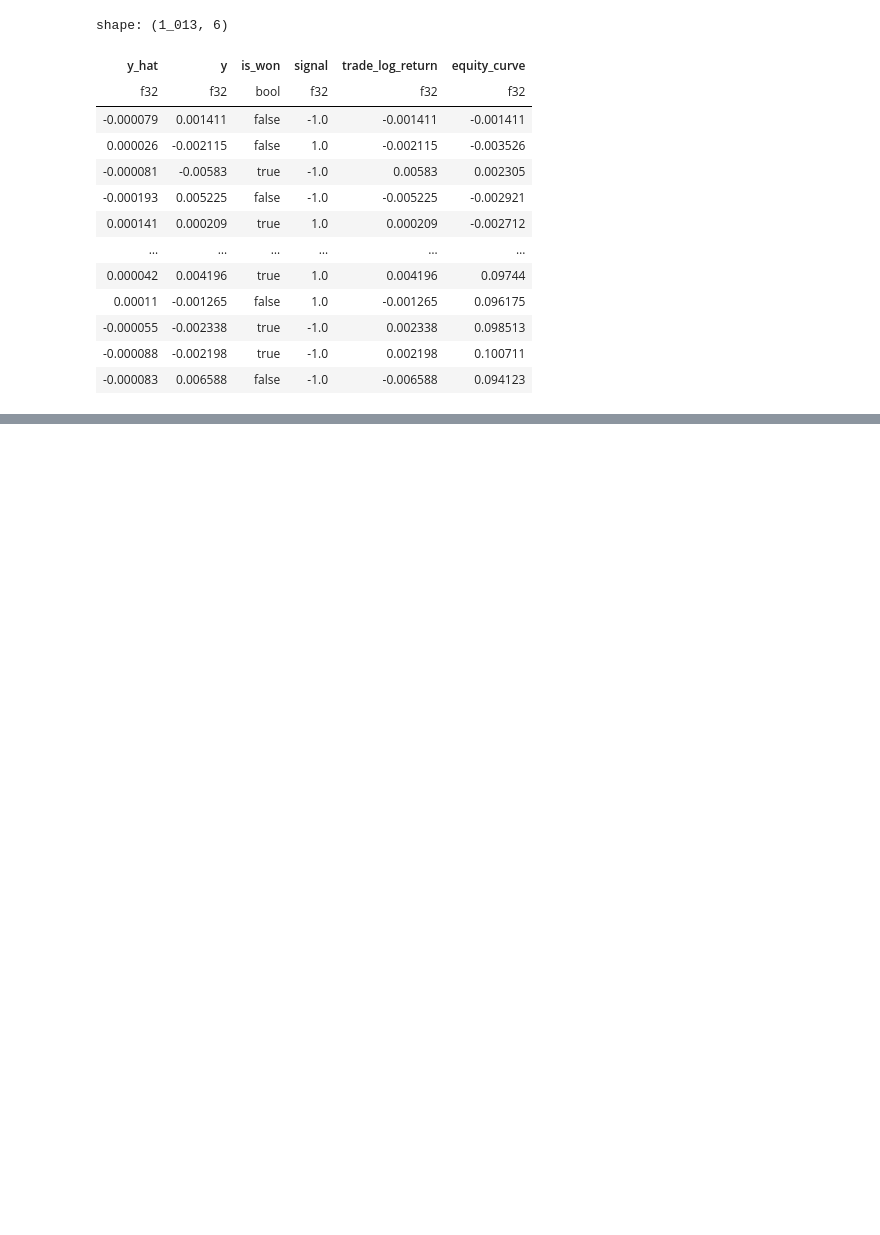
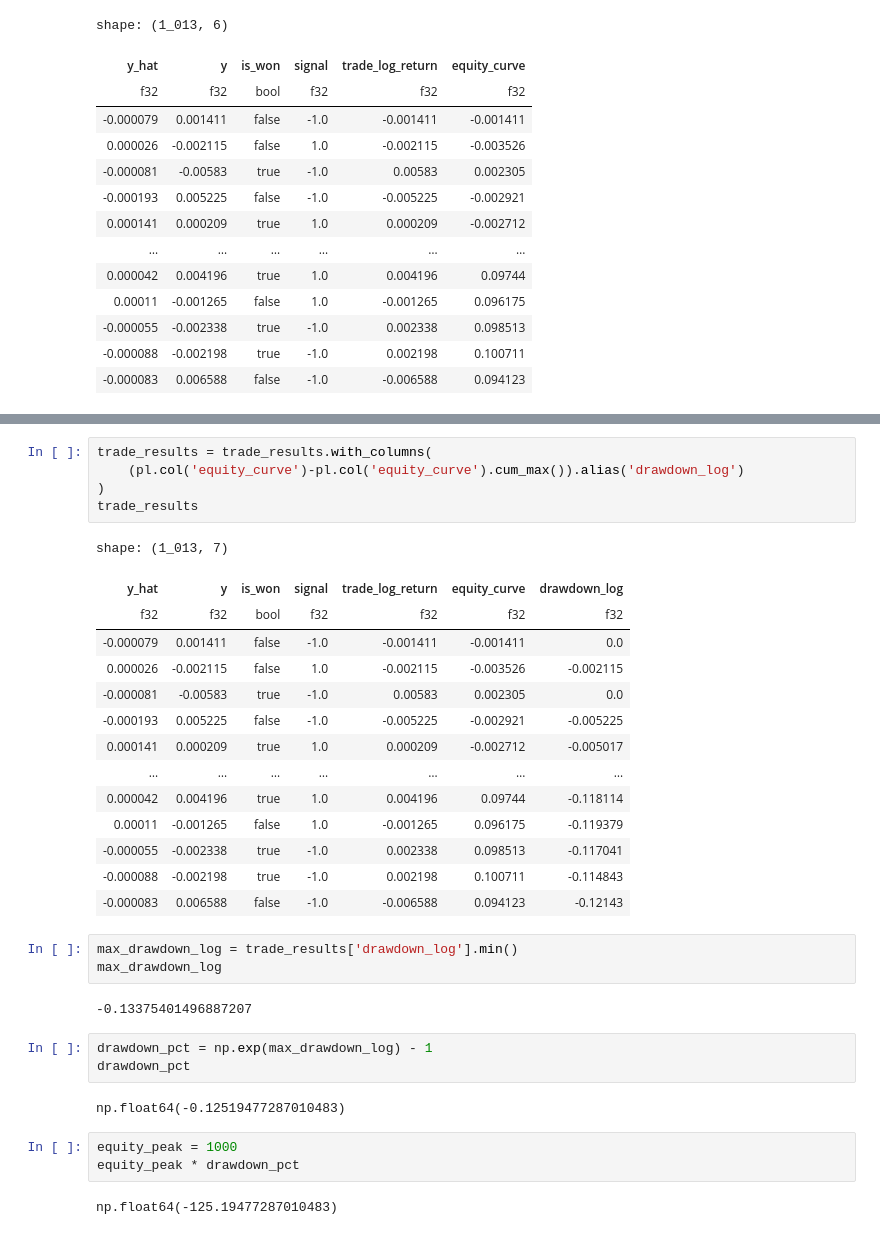
Before and after one commit to JadenGrossbaum/Research, a Jupyter notebook: video1.ipynb, the cells around one changed output, grey strips where cells are left out. Saved outputs shown, nothing was run; the diff lists cells and outputs as text; blank space fills up the shorter version.

Commit message:
Added equity curve metrics

```diff
--- a/video1.ipynb
+++ b/video1.ipynb
@@ -454,0 +459,35 @@ shape: (1_013, 6)
+# %%
+trade_results = trade_results.with_columns(
+    (pl.col('equity_curve')-pl.col('equity_curve').cum_max()).alias('drawdown_log')
+)
+trade_results
+# %% [output]
+shape: (1_013, 7)
+| y_hat | y | is_won | signal | trade_log_return | equity_curve | drawdown_log |
+| f32 | f32 | bool | f32 | f32 | f32 | f32 |
+| -0.000079 | 0.001411 | false | -1.0 | -0.001411 | -0.001411 | 0.0 |
+| 0.000026 | -0.002115 | false | 1.0 | -0.002115 | -0.003526 | -0.002115 |
+| -0.000081 | -0.00583 | true | -1.0 | 0.00583 | 0.002305 | 0.0 |
+| -0.000193 | 0.005225 | false | -1.0 | -0.005225 | -0.002921 | -0.005225 |
+| 0.000141 | 0.000209 | true | 1.0 | 0.000209 | -0.002712 | -0.005017 |
+| … | … | … | … | … | … | … |
+| 0.000042 | 0.004196 | true | 1.0 | 0.004196 | 0.09744 | -0.118114 |
+| 0.00011 | -0.001265 | false | 1.0 | -0.001265 | 0.096175 | -0.119379 |
+| -0.000055 | -0.002338 | true | -1.0 | 0.002338 | 0.098513 | -0.117041 |
+| -0.000088 | -0.002198 | true | -1.0 | 0.002198 | 0.100711 | -0.114843 |
+| -0.000083 | 0.006588 | false | -1.0 | -0.006588 | 0.094123 | -0.12143 |
+# %%
+max_drawdown_log = trade_results['drawdown_log'].min()
+max_drawdown_log
+# %% [output]
+-0.13375401496887207
+# %%
+drawdown_pct = np.exp(max_drawdown_log) - 1
+drawdown_pct
+# %% [output]
+np.float64(-0.12519477287010483)
+# %%
+equity_peak = 1000
+equity_peak * drawdown_pct
+# %% [output]
+np.float64(-125.19477287010483)
```
Also changed, not shown: parts of 11 cells of this notebook.
